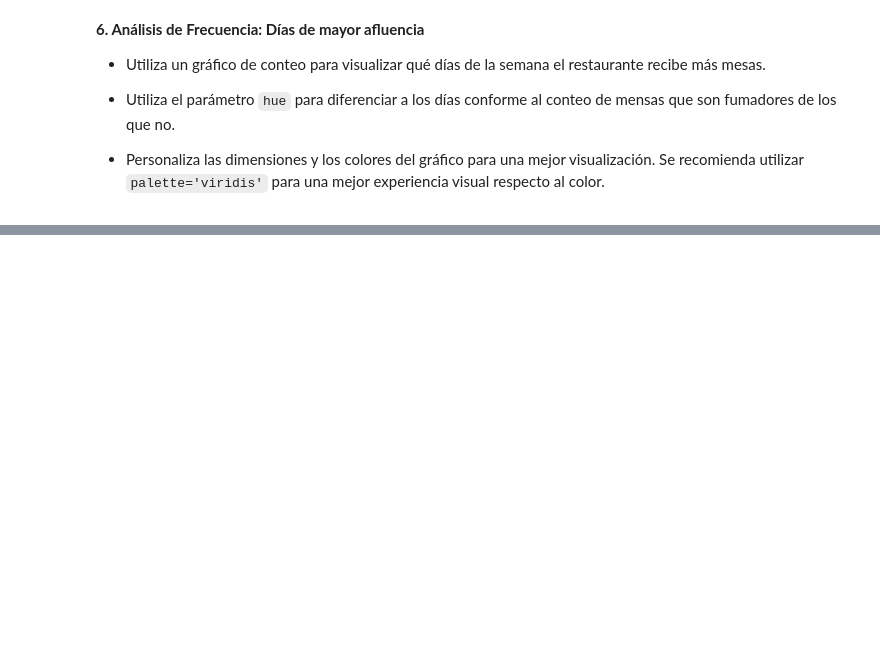
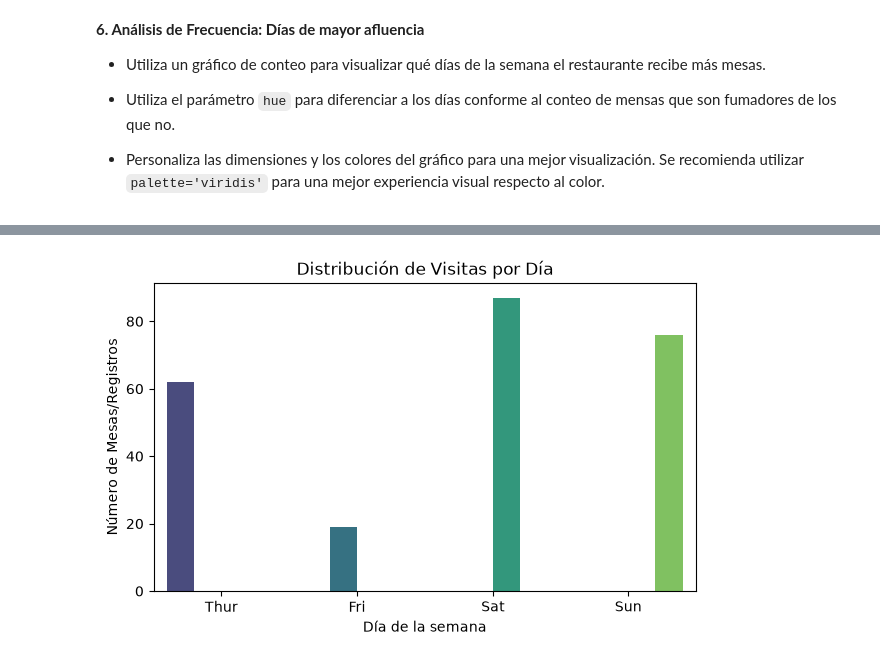
Before and after one commit to angelrz/data-analysis, a Jupyter notebook: 3 Introducción al Análisis de Datos/3.2 Hands_On_Herramientas_de_Análisis_de_Datos.ipynb, the cells around one changed output, grey strips where cells are left out. Cells and saved outputs as stored; diff of their text form; code cells hidden in the pictures; blank space fills up the shorter version.

```diff
--- a/3 Introducción al Análisis de Datos/3.2 Hands_On_Herramientas_de_Análisis_de_Datos.ipynb
+++ b/3 Introducción al Análisis de Datos/3.2 Hands_On_Herramientas_de_Análisis_de_Datos.ipynb
@@ -775,0 +919,12 @@ plt
+# %%
+# Realizar gráfico de barras
+
+plt.figure(figsize=(7, 4))
+sns.countplot(data=df_tips, x='day', hue='day', palette='viridis', legend=False)
+
+plt.title('Distribución de Visitas por Día')
+plt.xlabel('Día de la semana')
+plt.ylabel('Número de Mesas/Registros')
+plt.show()
+# %% [output]
+[figure, added]
```
Also changed, not shown: parts of 44 cells of this notebook.
